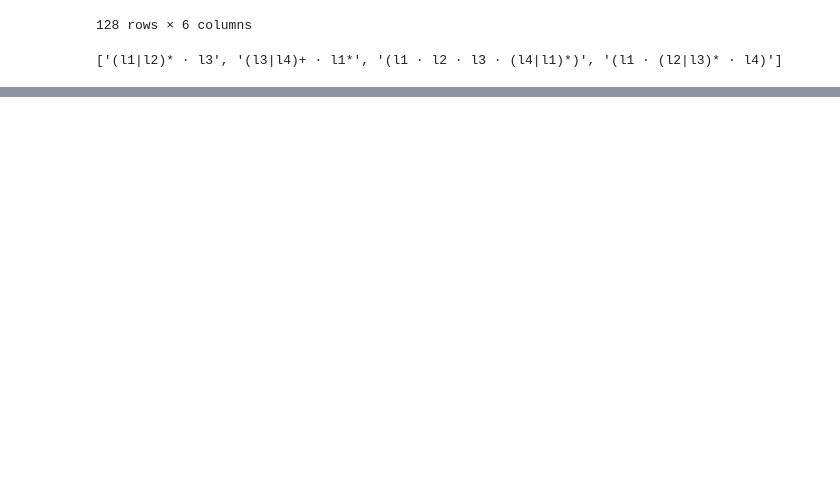
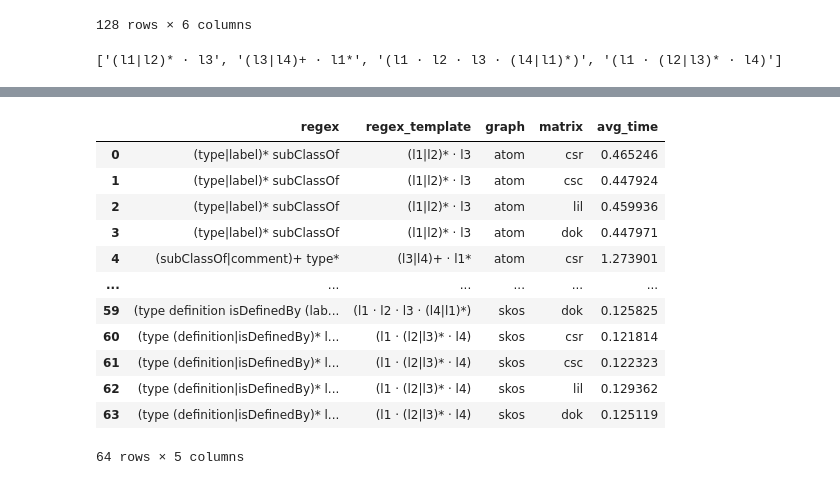
Before and after one commit to ksenmel/formal-lang-course, a Jupyter notebook: project/task5.ipynb, the cells around one changed output, grey strips where cells are left out. Drawn from its saved outputs; the diff is of its cells as text; code cells hidden in the pictures; blank space fills up the shorter version.

```diff
--- a/project/task5.ipynb
+++ b/project/task5.ipynb
@@ -439,0 +731,27 @@ plt.show()
+# %%
+new_results = []
+sparse_formats = ["csr", "csc", "lil", "dok"]
+
+for name, graph in graphs.items():
+    labels = get_sorted_labels(graph)
+    most_common_labels = [label for label, _ in Counter(labels).most_common(4)]
+    regexes = build_regex_from_labels(labels)
+
+    print(f"graph {name}")
+    print(labels)
+    print(most_common_labels)
+    print(regexes)
+
+    for regex_idx, regex in enumerate(regexes):
+        for matrix in sparse_formats:
+            res_time = new_run(graph, regex, matrix)
+
+            new_results.append(
+                {
+                    "regex": regex,
+                    "regex_template": REGEX_TEMPLATES[regex_idx],
+                    "graph": name,
+                    "matrix": matrix,
+                    "avg_time": res_time,
+                }
+            )
@@ -439,0 +775,17 @@ plt.show()
+# %%
+new_df = pd.DataFrame(new_results)
+new_df
+# %% [output]
+|  | regex | regex_template | graph | matrix | avg_time |
+| 0 | (type|label)* subClassOf | (l1|l2)* · l3 | atom | csr | 0.465246 |
+| 1 | (type|label)* subClassOf | (l1|l2)* · l3 | atom | csc | 0.447924 |
+| 2 | (type|label)* subClassOf | (l1|l2)* · l3 | atom | lil | 0.459936 |
+| 3 | (type|label)* subClassOf | (l1|l2)* · l3 | atom | dok | 0.447971 |
+| 4 | (subClassOf|comment)+ type* | (l3|l4)+ · l1* | atom | csr | 1.273901 |
+| ... | ... | ... | ... | ... | ... |
+| 59 | (type definition isDefinedBy (lab... | (l1 · l2 · l3 · (l4|l1)*) | skos | dok | 0.125825 |
+| 60 | (type (definition|isDefinedBy)* l... | (l1 · (l2|l3)* · l4) | skos | csr | 0.121814 |
+| 61 | (type (definition|isDefinedBy)* l... | (l1 · (l2|l3)* · l4) | skos | csc | 0.122323 |
+| 62 | (type (definition|isDefinedBy)* l... | (l1 · (l2|l3)* · l4) | skos | lil | 0.129362 |
+| 63 | (type (definition|isDefinedBy)* l... | (l1 · (l2|l3)* · l4) | skos | dok | 0.125119 |
+64 rows × 5 columns
```
Also changed, not shown: parts of 22 cells of this notebook, 2 other files.
